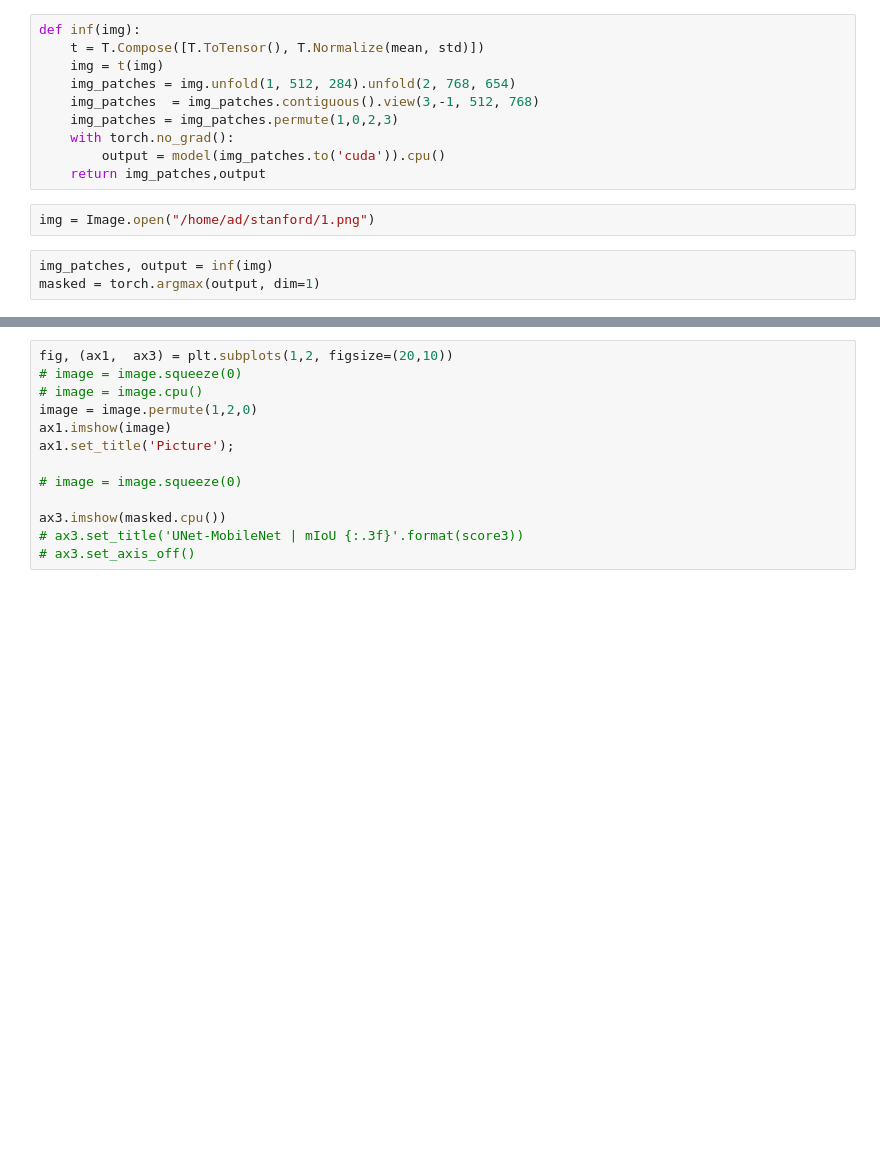
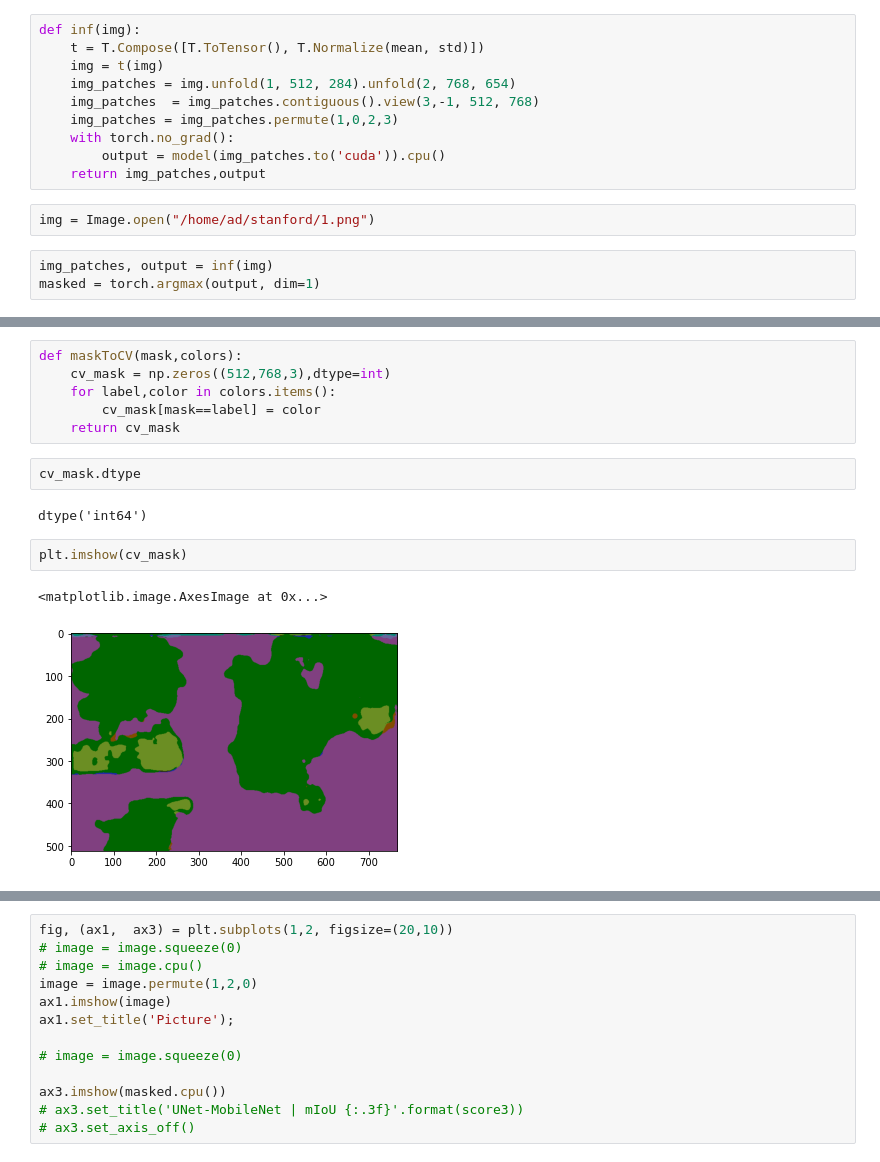
Before and after one commit to altimerk/stanford_drone_segmentation, a Jupyter notebook: inference.ipynb, the cells around one changed output, grey strips where cells are left out. Cells and saved outputs as stored; diff of their text form; blank space fills up the shorter version.

```diff
--- a/inference.ipynb
+++ b/inference.ipynb
@@ -25,0 +70,15 @@ masked = torch.argmax(output, dim=1)
+# %%
+def maskToCV(mask,colors):
+    cv_mask = np.zeros((512,768,3),dtype=int)
+    for label,color in colors.items():
+        cv_mask[mask==label] = color
+    return cv_mask
+# %%
+cv_mask.dtype
+# %% [output]
+dtype('int64')
+# %%
+plt.imshow(cv_mask)
+# %% [output]
+<matplotlib.image.AxesImage at 0x...>
+[figure, added]
```
Also changed, not shown: parts of 9 cells of this notebook, 5 other files.
